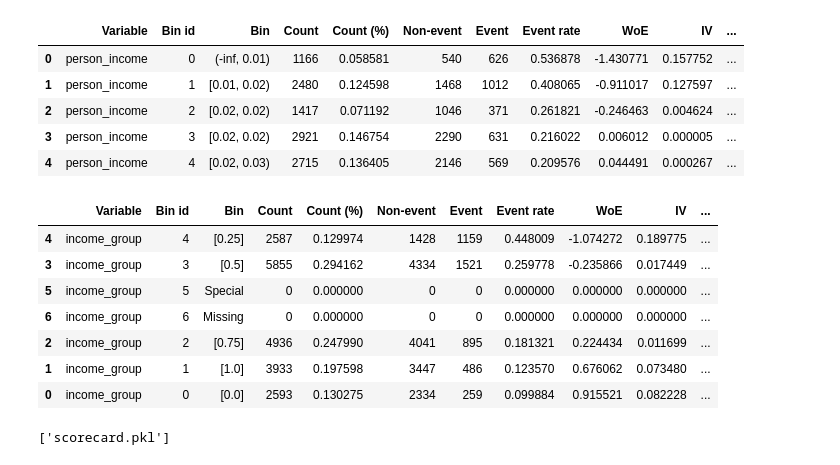
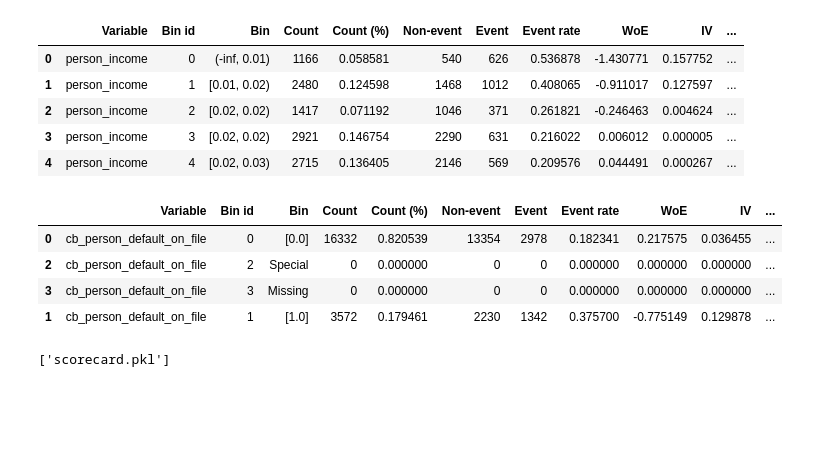
Before and after one commit to dgilrua/proyecto1-analitica, a Jupyter notebook: main.ipynb, the cells around one changed output. Saved outputs shown, nothing was run; the diff lists cells and outputs as text; code cells hidden in the pictures; blank space fills up the shorter version.

```diff
--- a/main.ipynb
+++ b/main.ipynb
@@ -665,16 +661,13 @@ scorecard_df.head()
 | 3 | person_income | 3 | [0.02, 0.02) | 2921 | 0.146754 | 2290 | 631 | 0.216022 | 0.006012 | 0.000005 | ... |
 | 4 | person_income | 4 | [0.02, 0.03) | 2715 | 0.136405 | 2146 | 569 | 0.209576 | 0.044491 | 0.000267 | ... |
 # %%
-scorecard_df.query("Variable == 'income_group'").sort_values("Points", ascending=False)
+scorecard_df.query("Variable == 'cb_person_default_on_file'").sort_values("Points", ascending=False)
 # %% [output]
 |  | Variable | Bin id | Bin | Count | Count (%) | Non-event | Event | Event rate | WoE | IV | ... |
-| 4 | income_group | 4 | [0.25] | 2587 | 0.129974 | 1428 | 1159 | 0.448009 | -1.074272 | 0.189775 | ... |
-| 3 | income_group | 3 | [0.5] | 5855 | 0.294162 | 4334 | 1521 | 0.259778 | -0.235866 | 0.017449 | ... |
-| 5 | income_group | 5 | Special | 0 | 0.000000 | 0 | 0 | 0.000000 | 0.000000 | 0.000000 | ... |
-| 6 | income_group | 6 | Missing | 0 | 0.000000 | 0 | 0 | 0.000000 | 0.000000 | 0.000000 | ... |
-| 2 | income_group | 2 | [0.75] | 4936 | 0.247990 | 4041 | 895 | 0.181321 | 0.224434 | 0.011699 | ... |
-| 1 | income_group | 1 | [1.0] | 3933 | 0.197598 | 3447 | 486 | 0.123570 | 0.676062 | 0.073480 | ... |
-| 0 | income_group | 0 | [0.0] | 2593 | 0.130275 | 2334 | 259 | 0.099884 | 0.915521 | 0.082228 | ... |
+| 0 | cb_person_default_on_file | 0 | [0.0] | 16332 | 0.820539 | 13354 | 2978 | 0.182341 | 0.217575 | 0.036455 | ... |
+| 2 | cb_person_default_on_file | 2 | Special | 0 | 0.000000 | 0 | 0 | 0.000000 | 0.000000 | 0.000000 | ... |
+| 3 | cb_person_default_on_file | 3 | Missing | 0 | 0.000000 | 0 | 0 | 0.000000 | 0.000000 | 0.000000 | ... |
+| 1 | cb_person_default_on_file | 1 | [1.0] | 3572 | 0.179461 | 2230 | 1342 | 0.375700 | -0.775149 | 0.129878 | ... |
 # %%
 #Guardar el scorecard ajustado a los datos
 joblib.dump(scorecard, 'scorecard.pkl')
```
Also changed, not shown: parts of 9 cells of this notebook.
